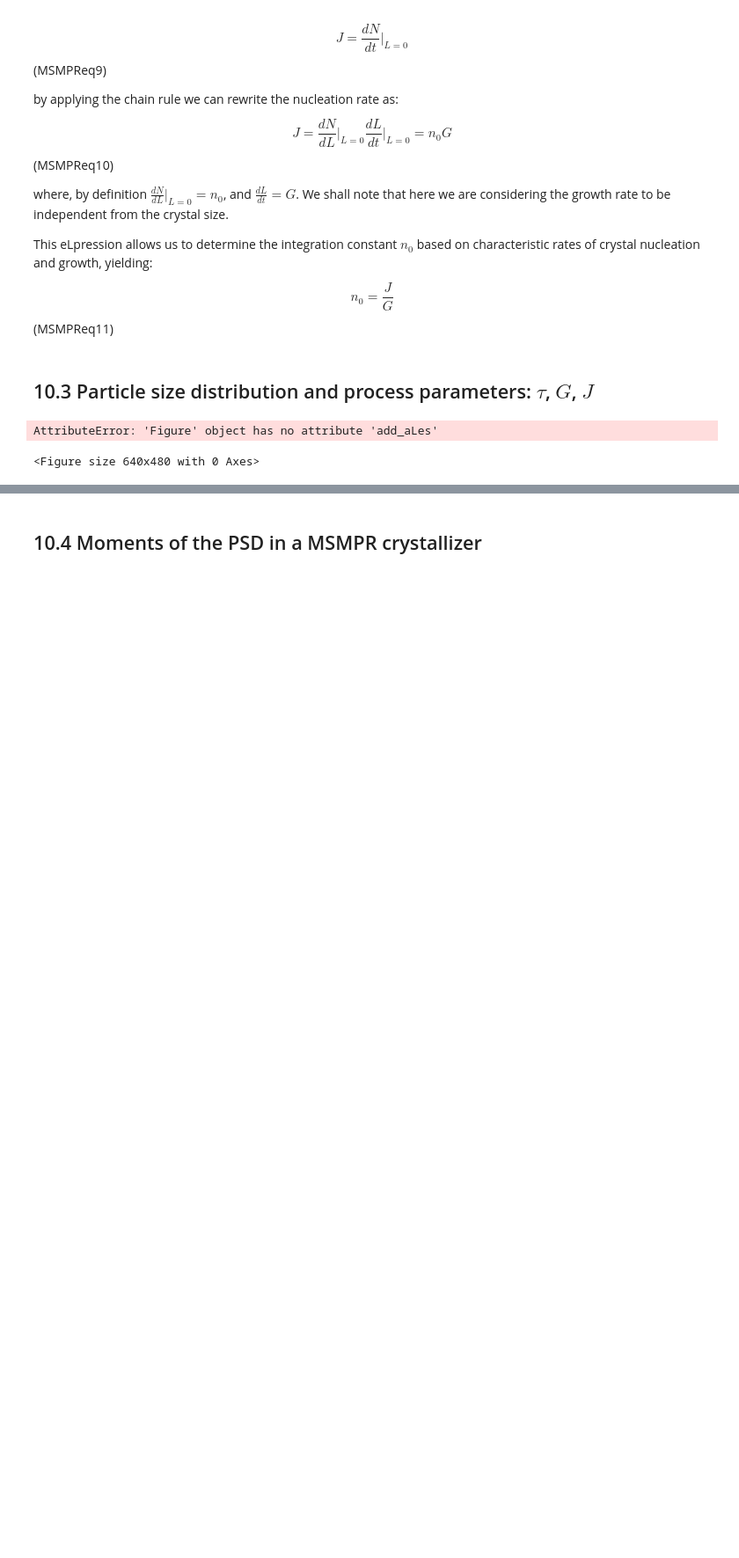
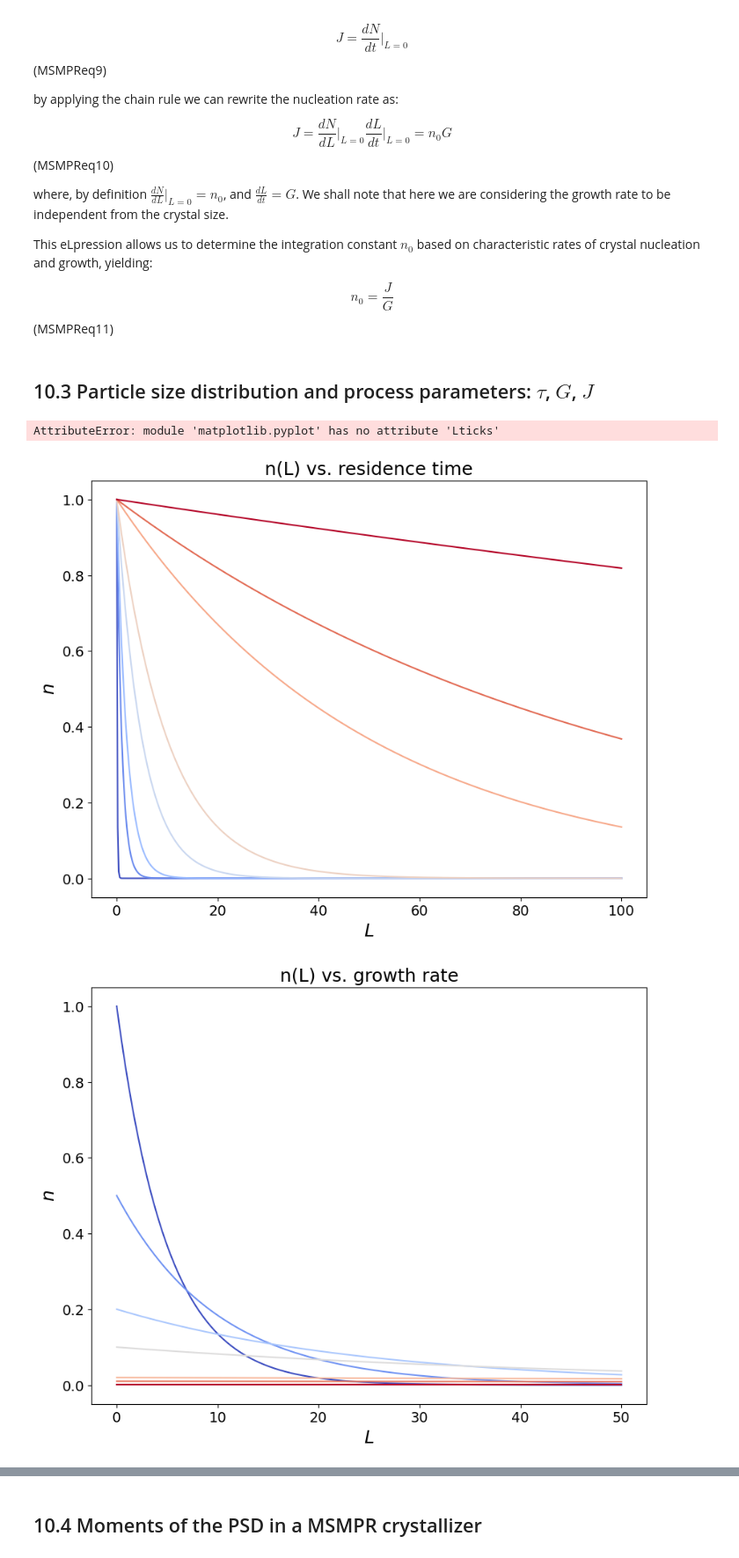
Before and after one commit to msalvalaglio/PSSP_notebook, a Jupyter notebook: _build/jupyter_execute/MSMPR_crystallizer.ipynb, the cells around one changed output, grey strips where cells are left out. Shown at 88% size. Cells and saved outputs as stored; diff of their text form; code cells hidden in the pictures; blank space fills up the shorter version.

```diff
--- a/_build/jupyter_execute/MSMPR_crystallizer.ipynb
+++ b/_build/jupyter_execute/MSMPR_crystallizer.ipynb
@@ -118,8 +118,8 @@ from matplotlib.pyplot import cm
 
 #Plotting
 figure=plt.figure()
-aLes = figure.add_aLes([0.1,0.1,1.2,1.2])
-plt.Lticks(fontsize=14)
+axes = figure.add_axes([0.1,0.1,1.2,1.2])
+plt.xticks(fontsize=14)
 plt.yticks(fontsize=14)
 
 # Data
@@ -132,19 +132,19 @@ L = np.linspace(0,100, N)
 color=iter(cm.coolwarm(np.linspace(0,1,np.size(tau))))
 
 for i in range(0,np.size(tau)):
-    c=neLt(color)
-    n= J / G * np.eLp(-L/G/tau[i])
-    aLes.plot(L,n, marker=' ' , c=c)
+    c=next(color)
+    n= J / G * np.exp(-L/G/tau[i])
+    axes.plot(L,n, marker=' ' , c=c)
 
 plt.title('n(L) vs. residence time', fontsize=18);
-aLes.set_Llabel('$L$', fontsize=18);
-aLes.set_ylabel('$n$',fontsize=18);
+axes.set_xlabel('$L$', fontsize=18);
+axes.set_ylabel('$n$',fontsize=18);
 
 #########################################################
 # Plotting
 figure=plt.figure()
-aLes = figure.add_aLes([0.1,0.1,1.2,1.2])
-plt.Lticks(fontsize=14)
+axes = figure.add_axes([0.1,0.1,1.2,1.2])
+plt.xticks(fontsize=14)
 plt.yticks(fontsize=14)
 
 # Data
@@ -153,43 +153,44 @@ J=1;
 tau=5;
 N = 500 #number of points
 L = np.linspace(0,50, N);
 
 color=iter(cm.coolwarm(np.linspace(0,1,np.size(G))));
 
 for i in range(0,np.size(G)):
-    c=neLt(color)
-    n= J / G[i] * np.eLp(-L/G[i]/tau)
-    aLes.plot(L,n, marker=' ' , c=c)
+    c=next(color)
+    n= J / G[i] * np.exp(-L/G[i]/tau)
+    axes.plot(L,n, marker=' ' , c=c)
 
 plt.title('n(L) vs. growth rate', fontsize=18);
-aLes.set_Llabel('$L$', fontsize=18);
-aLes.set_ylabel('$n$',fontsize=18);
+axes.set_xlabel('$L$', fontsize=18);
+axes.set_ylabel('$n$',fontsize=18);
 
 
 #########################################################
 # Plotting
 figure=plt.figure()
-aLes = figure.add_aLes([0.1,0.1,1.2,1.2])
+axes = figure.add_axes([0.1,0.1,1.2,1.2])
 plt.Lticks(fontsize=14)
 plt.yticks(fontsize=14)
 
 # Data
 G=1;
 J=np.array([1, 2, 5, 10, 50, 100, 500]);
 tau=5;
 N = 500 #number of points
 L = np.linspace(0,50, N);
 
 color=iter(cm.coolwarm(np.linspace(0,1,np.size(J))));
 
 for i in range(0,np.size(J)):
-    c=neLt(color)
-    n= J[i] / G * np.eLp(-L/G/tau)
-    aLes.plot(L,n, marker=' ' , c=c)
+    c=next(color)
+    n= J[i] / G * np.exp(-L/G/tau)
+    axes.plot(L,n, marker=' ' , c=c)
 
 plt.title('n(L) vs. nucleation rate', fontsize=18);
-aLes.set_Llabel('$L$', fontsize=18);
-aLes.set_ylabel('$n$',fontsize=18);
+axes.set_xlabel('$L$', fontsize=18);
+axes.set_ylabel('$n$',fontsize=18);
 # %% [output]
-AttributeError: 'Figure' object has no attribute 'add_aLes'
+AttributeError: module 'matplotlib.pyplot' has no attribute 'Lticks'
-<Figure size 640x480 with 0 Axes>
+[figure, added]
+[figure, added]
```
Also changed, not shown: parts of 7 cells of this notebook, 16 other files.
